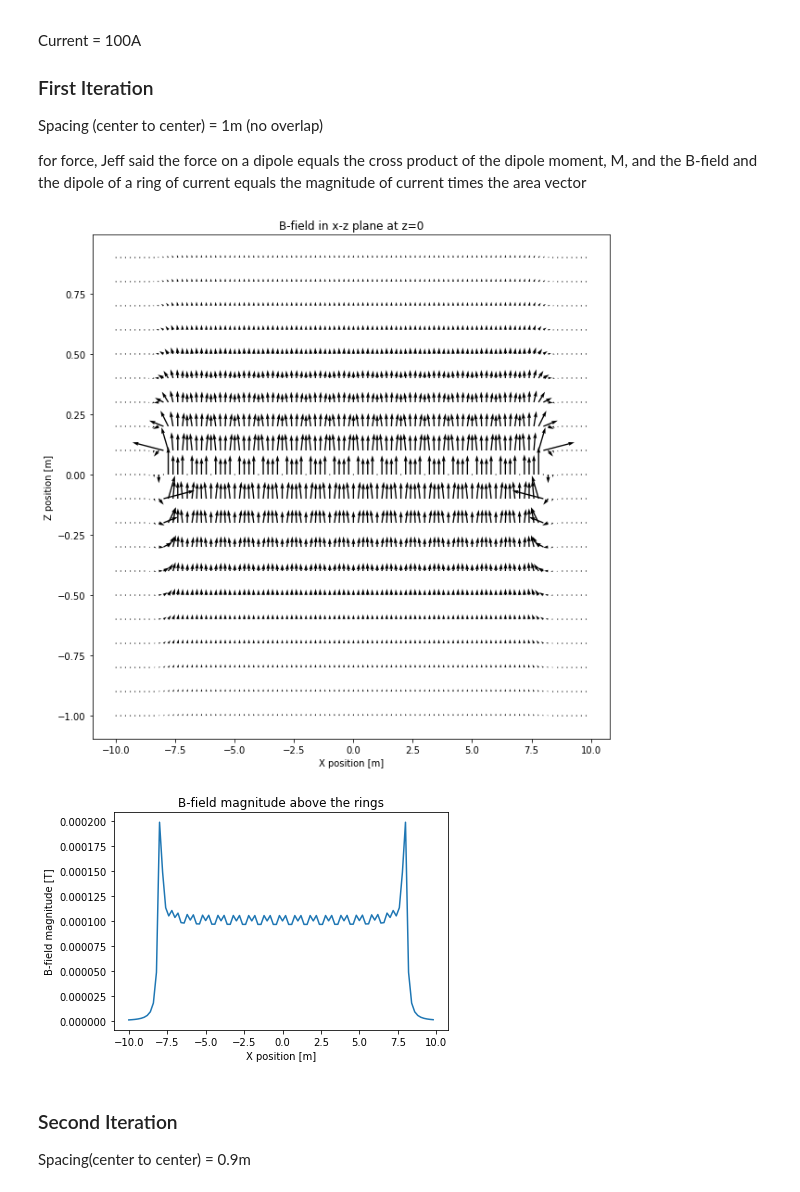
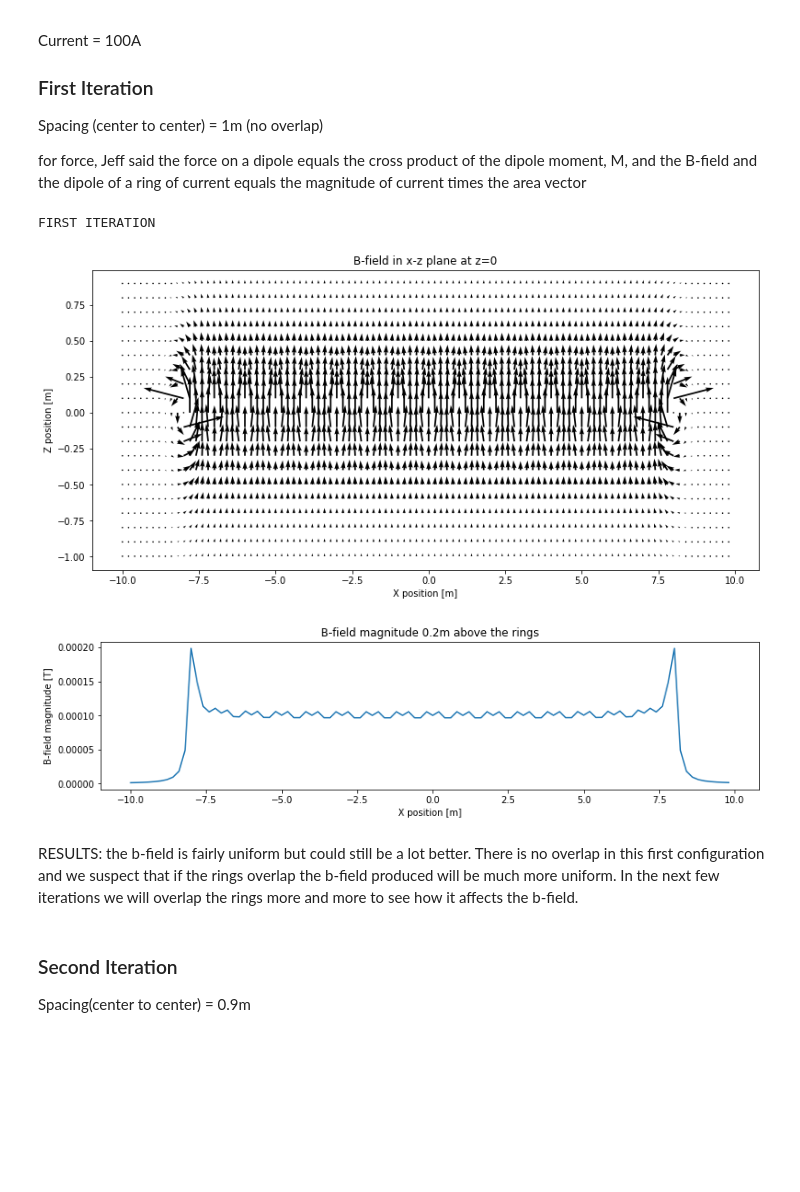
Before and after one commit to rylittle13/Physics260FinalProject, a Jupyter notebook: Final Project.ipynb, the cells around one changed output. Saved outputs shown, nothing was run; the diff lists cells and outputs as text; code cells hidden in the pictures; blank space fills up the shorter version.

```diff
--- a/Final Project.ipynb
+++ b/Final Project.ipynb
@@ -150,7 +151,7 @@ spacing = 1
 x_step = 0.2
 z_step = 0.1
 
-## the while loop that calls the function to sovle for the B-field
+## the while loop that calls the function to solve for the B-field
 m = 0
 Bx = 0
 By = 0
@@ -171,37 +172,42 @@ while(m < num_rings):
 x_range = np.arange(x_min, x_max, x_step)
 z_range = np.arange(z_min, z_max, z_step)
 X_mesh, Z_mesh = np.meshgrid(x_range, z_range)
 
 B_mag = np.sqrt(Bx**2 + Bz**2) #np.sqrt(Bx**2 + Bz**2)
 
 ok = np.ones((np.size(z_range),np.size(x_range)))
 i = 0
 while (i < np.size(x_range)):
     n = 0
     while (n < np.size(z_range)):
         if(B_mag[n,i] > np.min(B_mag)*250):
             ok[n,i] = 0
         n += 1
     i += 1
 
 ## plots
-plt.figure(figsize=(10,10))
+print "FIRST ITERATION"
+
+plt.figure(figsize=(13,6))
 qplot = plt.quiver(X_mesh, Z_mesh, ok*Bx, ok*Bz)
 plt.title('B-field in x-z plane at z=0')
 plt.ylabel('Z position [m]')
 plt.xlabel('X position [m]')
 plt.set_cmap('coolwarm')
 plt.show()
 
-
+plt.figure(figsize=(13,3))
 plt.plot(x_range, B_mag[9, :])
 plt.title('B-field magnitude 0.2m above the rings')
 plt.ylabel('B-field magnitude [T]')
 plt.xlabel('X position [m]')
 plt.show()
 # %% [output]
+FIRST ITERATION
-[figure, old version]
+[figure, new version]
-[figure, old version]
+[figure, new version]
+# %% [markdown]
+RESULTS: the b-field is fairly uniform but could still be a lot better. There is no overlap in this first configuration and we suspect that if the rings overlap the b-field produced will be much more uniform. In the next few iterations we will overlap the rings more and more to see how it affects the b-field.
 # %% [markdown]
 ### Second Iteration
 Spacing(center to center) = 0.9m
```
Also changed, not shown: parts of 15 cells of this notebook.
